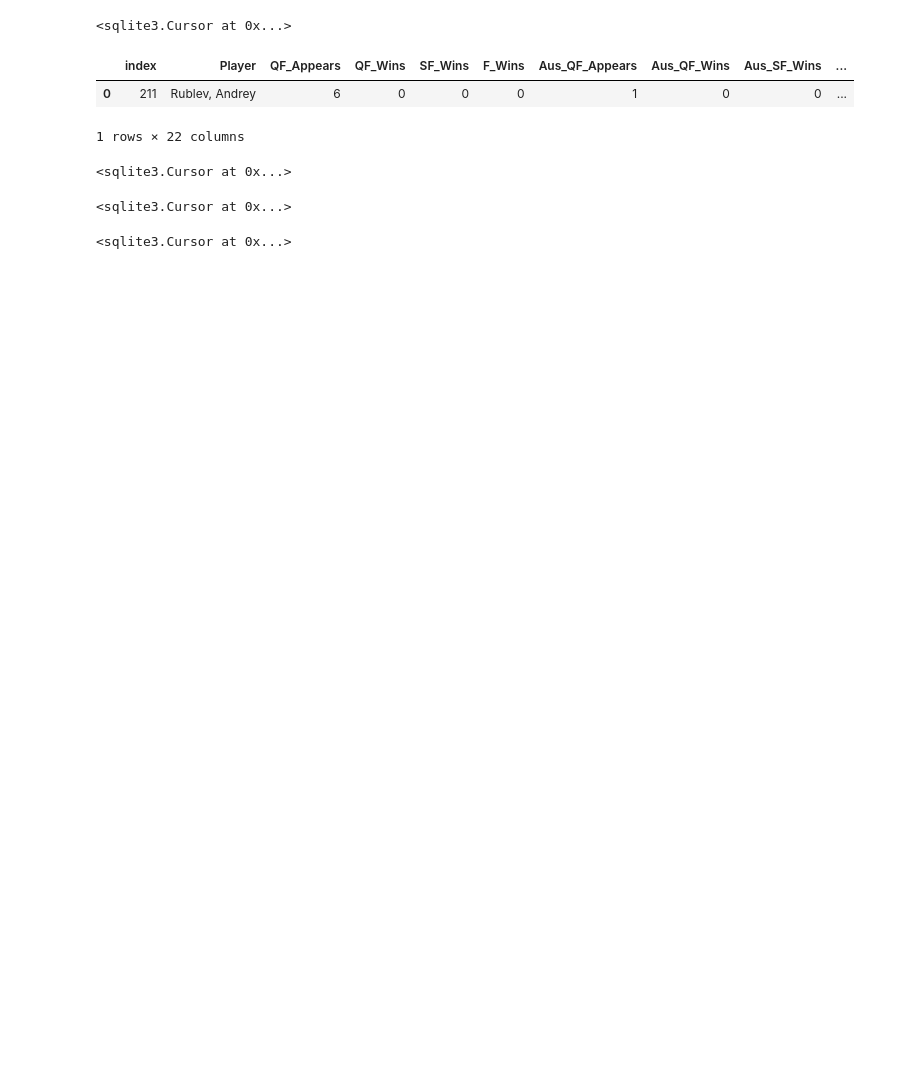
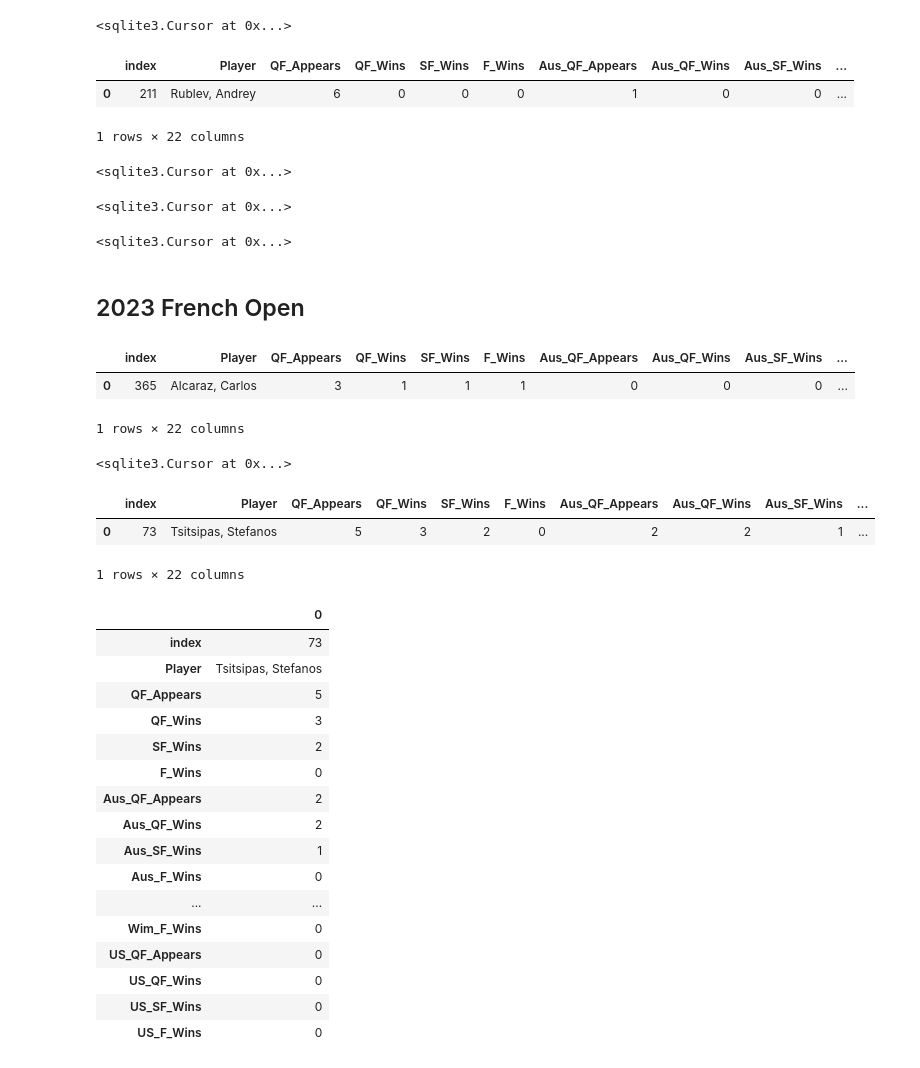
Before and after one commit to gadamico/Sports-Data, a Jupyter notebook: mens_singles_tennis/notebooks/scratch-tennis-db-creation-updating.ipynb, the cells around one changed output. Saved outputs shown, nothing was run; the diff lists cells and outputs as text; code cells hidden in the pictures; blank space fills up the shorter version.

Commit message:
update for French 2023

```diff
--- a/mens_singles_tennis/notebooks/scratch-tennis-db-creation-updating.ipynb
+++ b/mens_singles_tennis/notebooks/scratch-tennis-db-creation-updating.ipynb
@@ -917,3 +917,5 @@ con.execute(
 con.commit()
 # %%
 con.close()
+# %% [markdown]
+## 2023 French Open
@@ -919,0 +935,65 @@ con.close()
+# %%
+pd.read_sql(
+    """
+    SELECT *
+    FROM mens_tennis
+    WHERE Player = 'Alcaraz, Carlos'
+    """
+, con)
+# %% [output]
+|  | index | Player | QF_Appears | QF_Wins | SF_Wins | F_Wins | Aus_QF_Appears | Aus_QF_Wins | Aus_SF_Wins | ... |
+| 0 | 365 | Alcaraz, Carlos | 3 | 1 | 1 | 1 | 0 | 0 | 0 | ... |
+1 rows × 22 columns
+# %%
+con.execute(
+    """
+    UPDATE mens_tennis
+    SET QF_Appears = 4,
+    QF_Wins = 2,
+    Fr_QF_Appears = 2,
+    Fr_QF_Wins = 1,
+    Fr_SF_Wins = 0
+
+    WHERE Player = 'Alcaraz, Carlos'
+    """
+)
+# %% [output]
+<sqlite3.Cursor at 0x...>
+# %%
+pd.read_sql(
+    """
+    SELECT *
+    FROM mens_tennis
+    WHERE Player = 'Tsitsipas, Stefanos'
+    """
+, con)
+# %% [output]
+|  | index | Player | QF_Appears | QF_Wins | SF_Wins | F_Wins | Aus_QF_Appears | Aus_QF_Wins | Aus_SF_Wins | ... |
+| 0 | 73 | Tsitsipas, Stefanos | 5 | 3 | 2 | 0 | 2 | 2 | 1 | ... |
+1 rows × 22 columns
+# %%
+pd.read_sql(
+    """
+    SELECT *
+    FROM mens_tennis
+    WHERE Player = 'Tsitsipas, Stefanos'
+    """
+, con).T
+# %% [output]
+|  | 0 |
+| index | 73 |
+| Player | Tsitsipas, Stefanos |
+| QF_Appears | 5 |
+| QF_Wins | 3 |
+| SF_Wins | 2 |
+| F_Wins | 0 |
+| Aus_QF_Appears | 2 |
+| Aus_QF_Wins | 2 |
+| Aus_SF_Wins | 1 |
+| Aus_F_Wins | 0 |
+| ... | ... |
+| Wim_F_Wins | 0 |
+| US_QF_Appears | 0 |
+| US_QF_Wins | 0 |
+| US_SF_Wins | 0 |
+| US_F_Wins | 0 |
```
Also changed, not shown: parts of 52 cells of this notebook, 1 other file.
